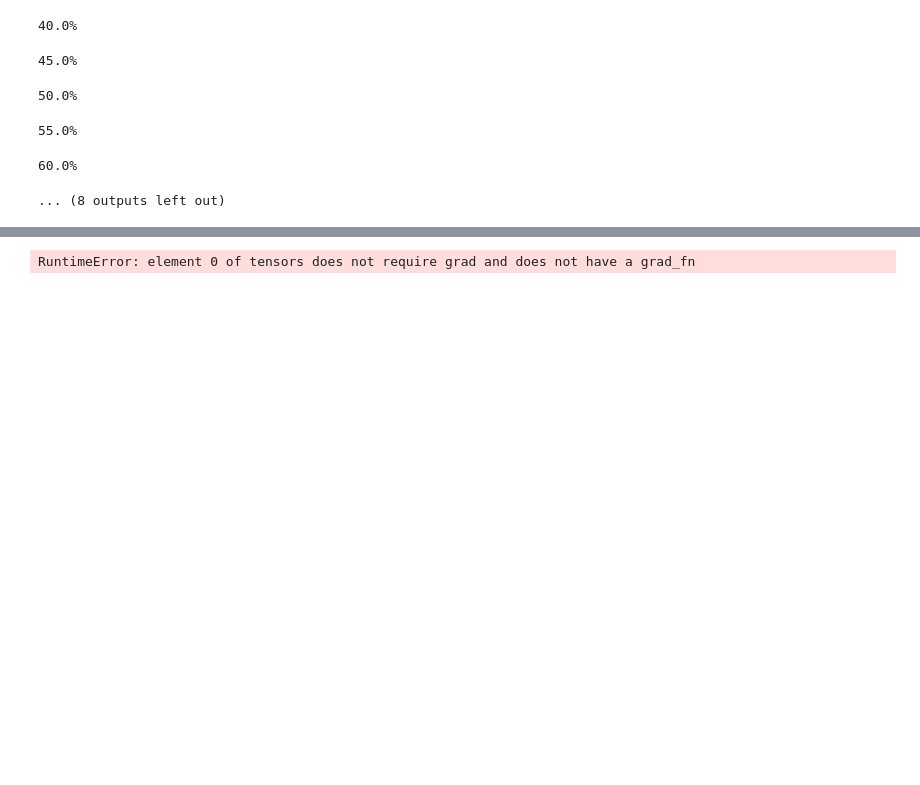
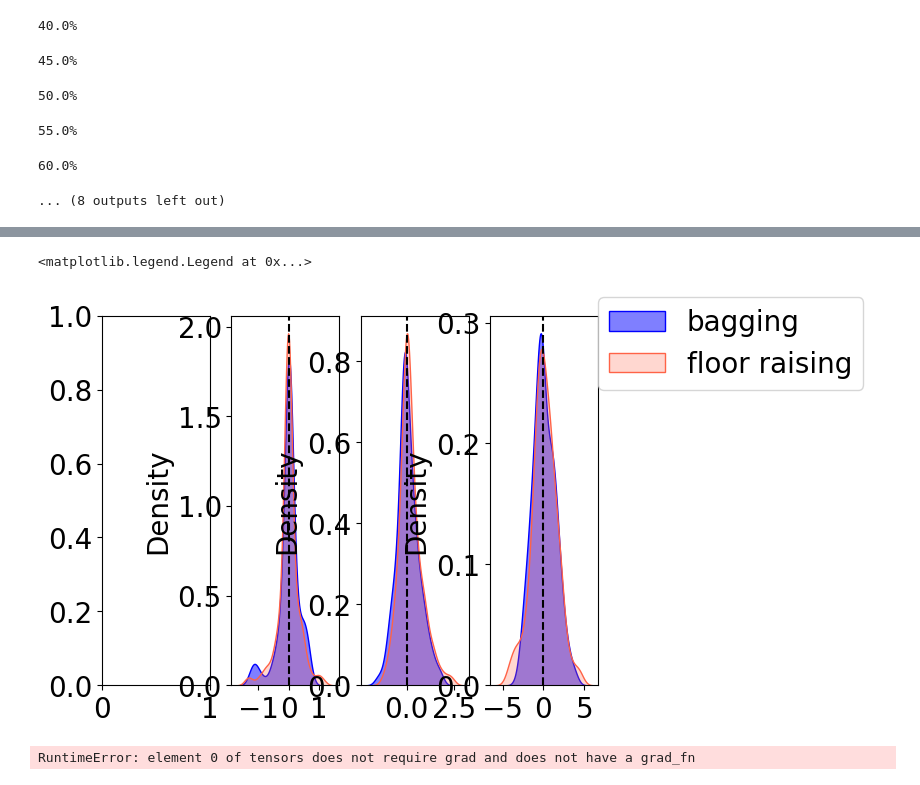
Before and after one commit to yoavram-lab/collective_posterior, a Jupyter notebook: ensembles/ensemble.ipynb, the cells around one changed output, grey strips where cells are left out. Drawn from its saved outputs; the diff is of its cells as text; code cells hidden in the pictures; blank space fills up the shorter version.

```diff
--- a/ensembles/ensemble.ipynb
+++ b/ensembles/ensemble.ipynb
@@ -255,3 +282,17 @@ torch.save(all_samples, 'samples_fr.pt')
+# %%
+import matplotlib.pyplot as plt
+from seaborn import kdeplot
+fig, ax = plt.subplots(1,4, tight_layout=True)
+accus_bagging = torch.load('accus_v_30k.pt')
+accus = torch.load('accus_fr_v_30k.pt')
+for i in range(3):
+    kdeplot(accus_bagging[:,i], ax=ax[i+1], label='bagging', alpha=0.5, color='blue', fill=True)
+    kdeplot(accus[:,i], ax=ax[i+1], label='floor raising', color='tomato', fill=True)
+    ax[i+1].axvline(0, color='k', ls='--')
+ax[3].legend(loc=(1,0.8))
+# %% [output]
+<matplotlib.legend.Legend at 0x...>
+[figure, added]
 # %%
 num_sim = 10000
 task = sbibm.get_task('slcp')
```
Also changed, not shown: parts of 9 cells of this notebook.
